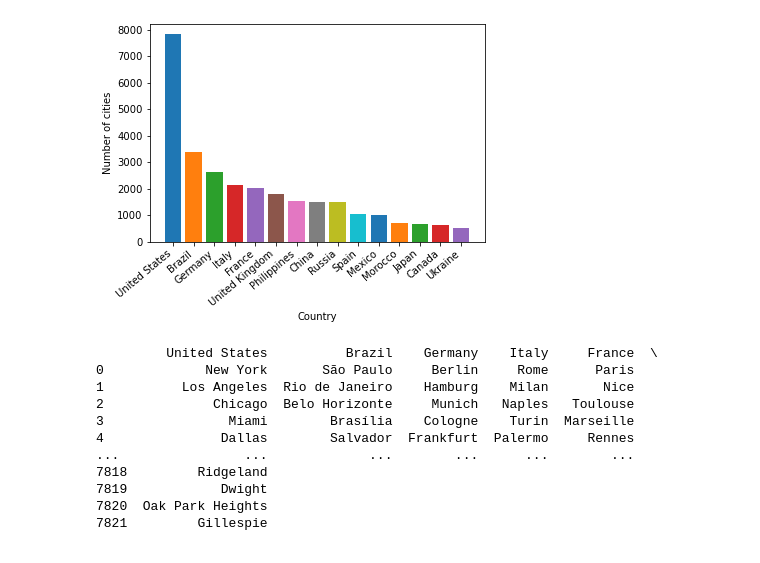
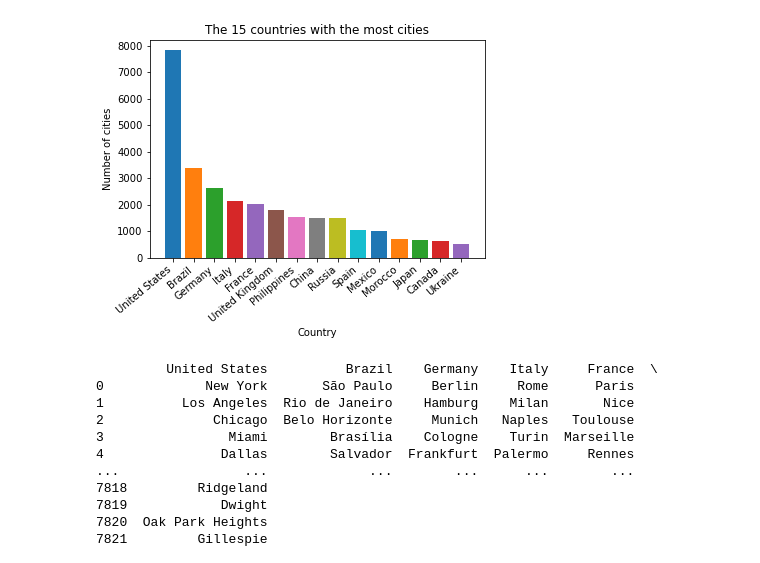
Before and after one commit to Aidan23Smith/Seeing-a-Connected-World, a Jupyter notebook: Seeing a Connected World.ipynb, the cells around one changed output. Cells and saved outputs as stored; diff of their text form; code cells hidden in the pictures.

```diff
--- a/Seeing a Connected World.ipynb
+++ b/Seeing a Connected World.ipynb
@@ -22,18 +24,19 @@ for i in range(length):
     else:
         ordered[countries[i]] = [cities[i]]
 # %%
+#orders the cities by number of cities and plots a bar chat
 ordered = OrderedDict(sorted(ordered.items(), key = lambda x: len(x[1]), reverse=True))
 maxlen = len(list(ordered.items())[0][1])
 
 for i in range(15):
     tot = len(list(ordered.items())[i][1])
     plt.bar(list(ordered.items())[i][0], tot)
 
-
 plt.xticks(rotation=40, ha='right')
 plt.xlabel('Country')
 plt.ylabel('Number of cities')
+plt.title('The 15 countries with the most cities')
 plt.show()
 # %% [output]
-[figure, old version]
+[figure, new version]
 # %%
```
Also changed, not shown: parts of 22 cells of this notebook.
